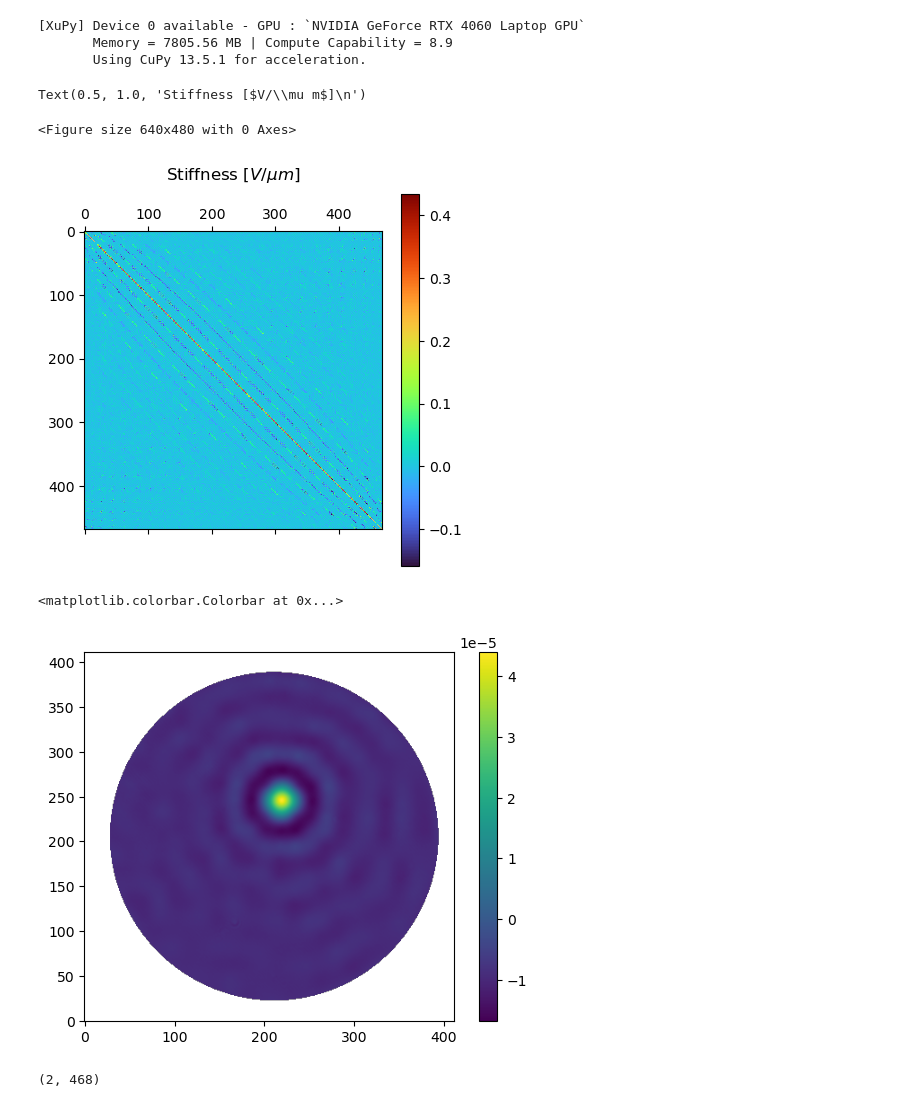
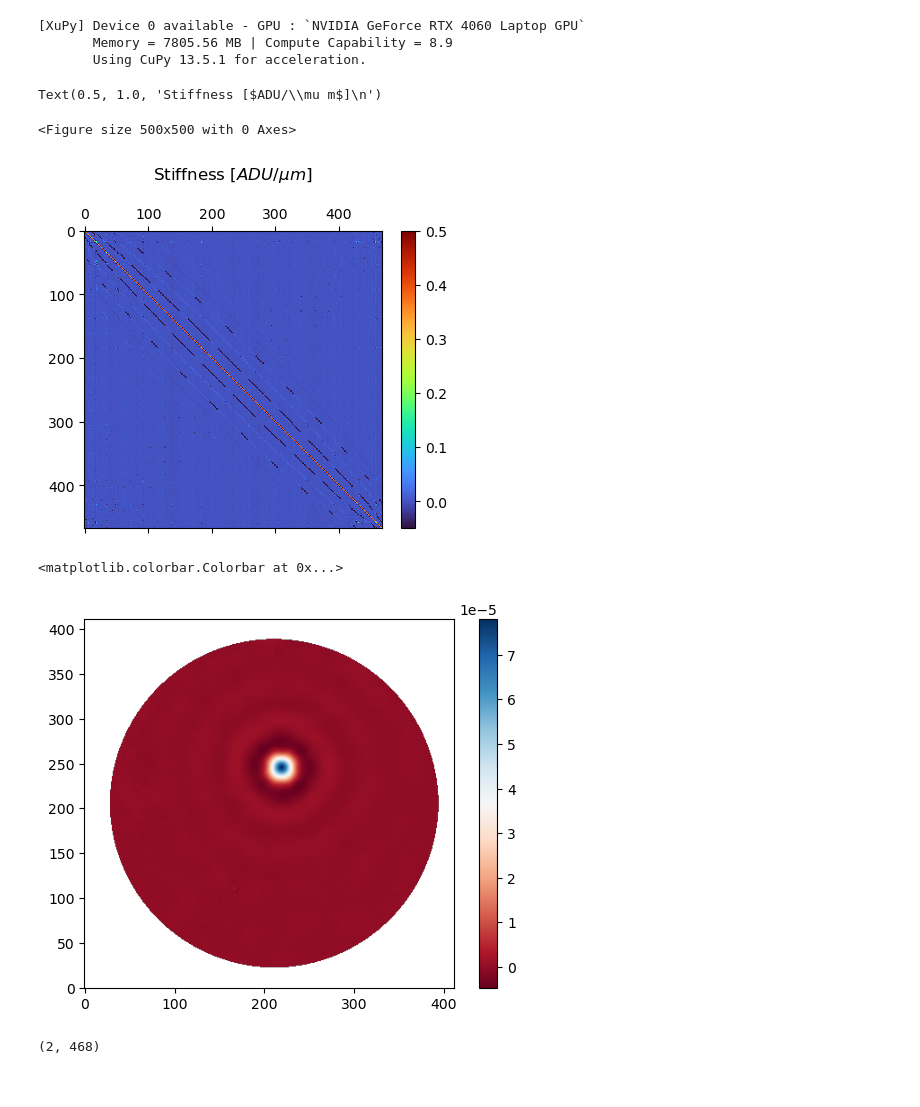
Before and after one commit to ArcetriAdaptiveOptics/ekarus, a Jupyter notebook: ekarus/notebooks/scratchSlaving.ipynb, the cells around one changed output. Drawn from its saved outputs; the diff is of its cells as text; code cells hidden in the pictures.

```diff
--- a/ekarus/notebooks/scratchSlaving.ipynb
+++ b/ekarus/notebooks/scratchSlaving.ipynb
@@ -14,24 +14,27 @@ from numpy.ma import masked_array
        Memory = 7805.56 MB | Compute Capability = 8.9
        Using CuPy 13.5.1 for acceleration.
 # %%
-IFs = my_fits.read_fits('/home/matte/Downloads/DM468_iffs.fits').T
+sf2wf = 2.0
+IFs = my_fits.read_fits('/home/matte/Downloads/DM468_iffs.fits').T * sf2wf
 mask = my_fits.read_fits('/home/matte/Downloads/DM468_mask.fits',isBool=True)
 # %%
-IFs_norm = IFs - xp.mean(IFs,axis=0)
+# IFs_norm = IFs - xp.mean(IFs,axis=0)
 max_if_ids = xp.argmax(IFs,axis=0)
 
-C = IFs_norm[max_if_ids,:]
+C = IFs[max_if_ids,:]
 
-K = xp.linalg.pinv(C,rcond=0.05)
+U,S,Vt = xp.linalg.svd(C)
+Sinv = xp.minimum(1/S,1/(1e-2*xp.max(S)))
+K = (Vt.T * Sinv) @ U.T
 
-plt.figure()
-plt.matshow(K.get()/1e+6,cmap='turbo')
-plt.colorbar()
-plt.title(r'Stiffness [$V/\mu m$]'+'\n')
+plt.figure(figsize=(5,5))
+plt.matshow(K.get()/1e+6,cmap='turbo',vmin=-0.05,vmax=0.5)
+plt.colorbar(shrink=0.8)
+plt.title(r'Stiffness [$ADU/\mu m$]'+'\n')
 # %% [output]
-Text(0.5, 1.0, 'Stiffness [$V/\\mu m$]\n')
+Text(0.5, 1.0, 'Stiffness [$ADU/\\mu m$]\n')
-<Figure size 640x480 with 0 Axes>
+<Figure size 500x500 with 0 Axes>
-[figure, old version]
+[figure, new version]
 # %%
 
 c1 = xp.zeros(468)
@@ -42,11 +45,11 @@ shape = IFs @ c1
 img = reshape_on_mask(shape,mask)
 
 plt.figure()
-plt.imshow(masked_array(img.get(),mask=mask.get()),origin='lower')
+plt.imshow(masked_array(img.get(),mask=mask.get()),origin='lower',cmap='RdBu')
 plt.colorbar()
 # %% [output]
 <matplotlib.colorbar.Colorbar at 0x...>
-[figure, old version]
+[figure, new version]
 # %%
 def get_slaving_mat(IF,K,zero_force:bool=False,thr:float=0.2):
     thr = thr*xp.max(IF)
```
Also changed, not shown: parts of 14 cells of this notebook, 4 other files.
